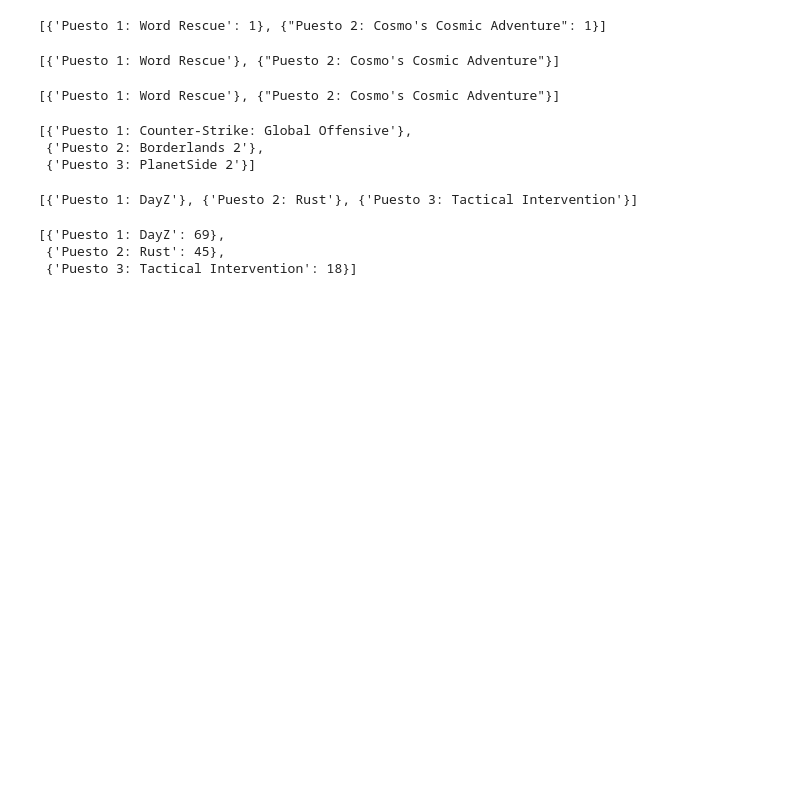
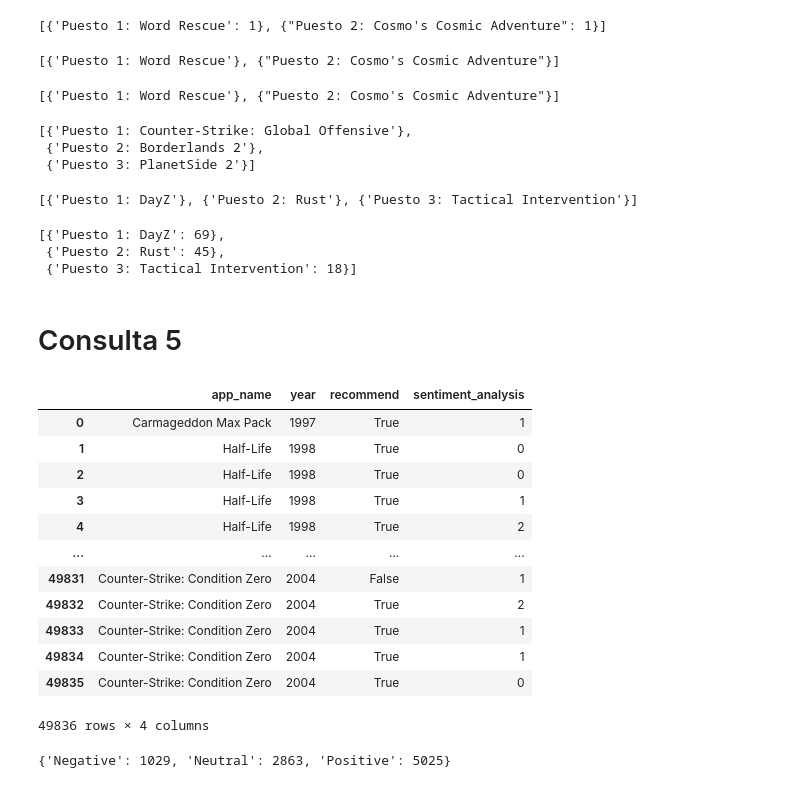
Before and after one commit to MarceloOrtizz/Proyecto_MLOps_Steam, a Jupyter notebook: etl_eda/ETL_consultas.ipynb, the cells around one changed output. Saved outputs shown, nothing was run; the diff lists cells and outputs as text; code cells hidden in the pictures; blank space fills up the shorter version.

Commit message:
update data consultas

```diff
--- a/etl_eda/ETL_consultas.ipynb
+++ b/etl_eda/ETL_consultas.ipynb
@@ -387,3 +387,21 @@ result_list
 [{'Puesto 1: DayZ': 69},
  {'Puesto 2: Rust': 45},
  {'Puesto 3: Tactical Intervention': 18}]
+# %% [markdown]
+# Consulta 5
+# %%
+consulta_3
+# %% [output]
+|  | app_name | year | recommend | sentiment_analysis |
+| 0 | Carmageddon Max Pack | 1997 | True | 1 |
+| 1 | Half-Life | 1998 | True | 0 |
+| 2 | Half-Life | 1998 | True | 0 |
+| 3 | Half-Life | 1998 | True | 1 |
+| 4 | Half-Life | 1998 | True | 2 |
+| ... | ... | ... | ... | ... |
+| 49831 | Counter-Strike: Condition Zero | 2004 | False | 1 |
+| 49832 | Counter-Strike: Condition Zero | 2004 | True | 2 |
+| 49833 | Counter-Strike: Condition Zero | 2004 | True | 1 |
+| 49834 | Counter-Strike: Condition Zero | 2004 | True | 1 |
+| 49835 | Counter-Strike: Condition Zero | 2004 | True | 0 |
+49836 rows × 4 columns
@@ -389,0 +415,10 @@ result_list
+# %%
+resultado = {
+    'Negative': valores.get(0, 0),
+    'Neutral': valores.get(1, 0),
+    'Positive': valores.get(2, 0)
+}
+
+print(resultado)
+# %% [output]
+{'Negative': 1029, 'Neutral': 2863, 'Positive': 5025}
```
Also changed, not shown: parts of 5 cells of this notebook, 5 other files.
